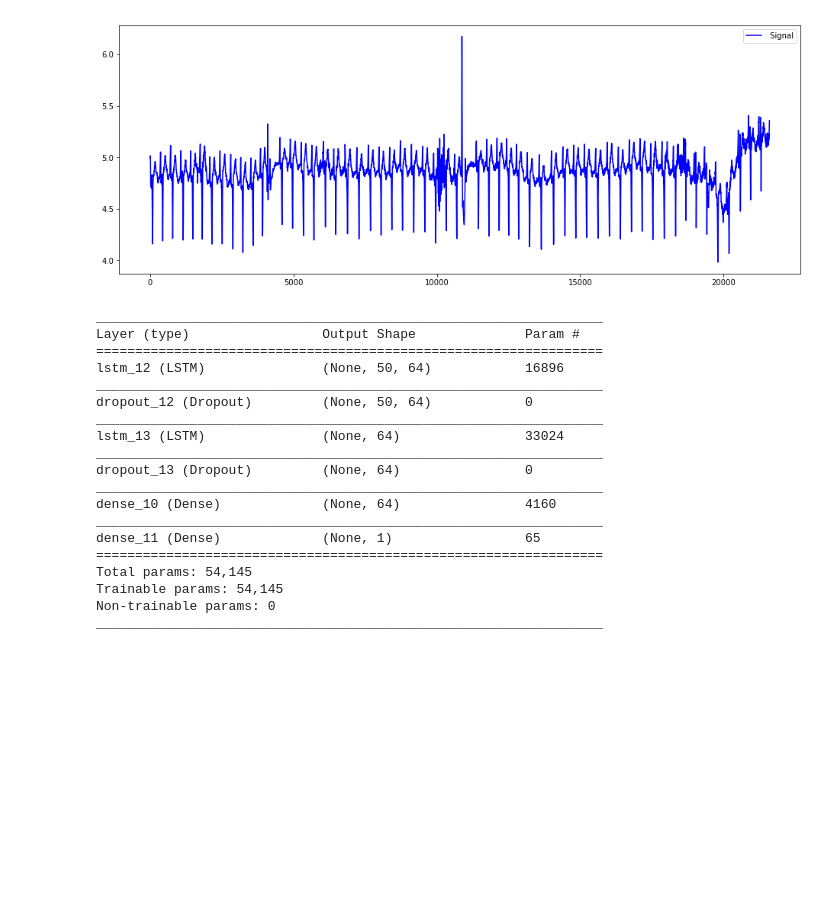
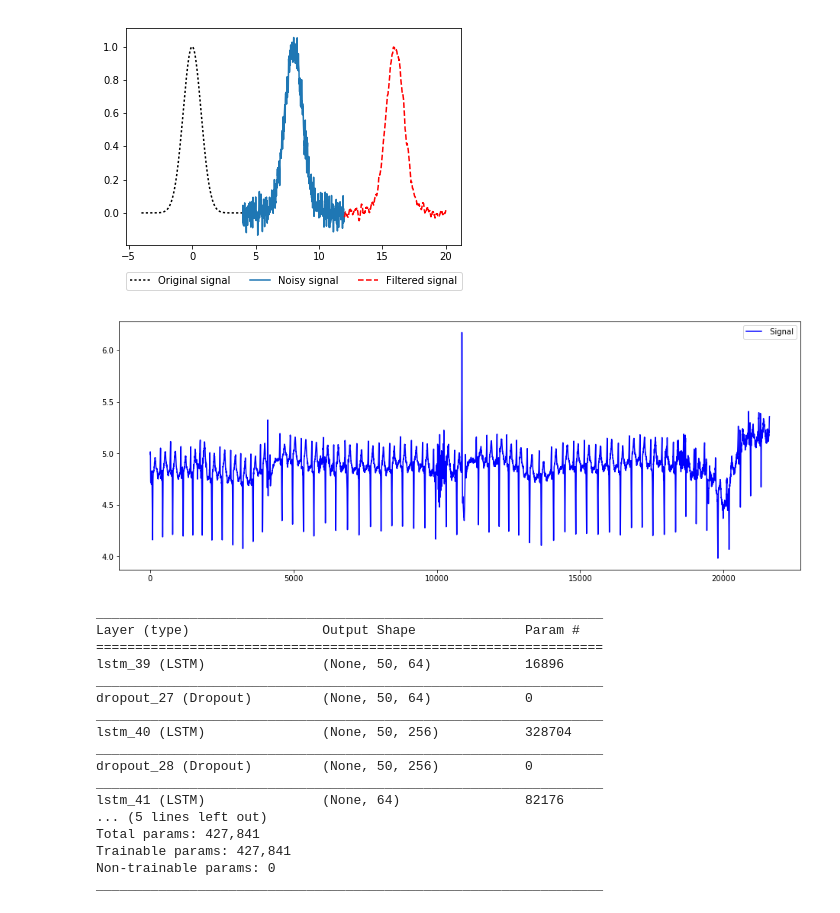
Before and after one commit to hamidrezasattari/applied-python-machine-learning-book, a Jupyter notebook: chapter05/ecg_anomality_detection.ipynb, the cells around one changed output. Drawn from its saved outputs; the diff is of its cells as text; code cells hidden in the pictures; blank space fills up the shorter version.

```diff
--- a/chapter05/ecg_anomality_detection.ipynb
+++ b/chapter05/ecg_anomality_detection.ipynb
@@ -74,48 +74,68 @@ def savitzky_golay(y, window_size, order, deriv=0, rate=1):
     half_window = (window_size -1) // 2
     # precompute coefficients
     b = np.mat([[k**i for i in order_range] for k in range(-half_window, half_window+1)])
     m = np.linalg.pinv(b).A[deriv] * rate**deriv * factorial(deriv)
     # pad the signal at the extremes with
     # values taken from the signal itself
     firstvals = y[0] - np.abs( y[1:half_window+1][::-1] - y[0] )
     lastvals = y[-1] + np.abs(y[-half_window-1:-1][::-1] - y[-1])
     y = np.concatenate((firstvals, y, lastvals))
     return np.convolve( m[::-1], y, mode='valid')
 
+
+t = np.linspace(-4, 4, 500)
+y = np.exp( -t**2 ) + np.random.normal(0, 0.05, t.shape)
+ysg = savitzky_golay(y, window_size=31, order=4)
+
+plt.plot(t, np.exp(-t**2), 'k', lw=1.5, label='Original signal', linestyle='dotted')
+
+plt.plot(t+8, y, label='Noisy signal')
+
+plt.plot(t+16, ysg, 'r', linestyle='dashed', label='Filtered signal')
+plt.legend(loc=9, bbox_to_anchor=(0.5, -0.1), ncol=3)
+plt.show()
+
+
+
+
 df = pd.read_csv('resources/mitdbx_mitdbx_108.txt', sep="  ", header = None)
 df.columns = ["timeStamp", "MLII", "V2"]
 df.drop(['timeStamp', "V2"], 1, inplace=True)
 data = savitzky_golay(np.array(df["MLII"]), 11, 3)
 
 fig = plt.gcf()
 fig.set_size_inches(16, 6)
 plt.plot(data,'b', label=' Signal')
 plt.legend()
 plt.show()
 df["MLII"] =data
 
 
 min_max_scaler = preprocessing.MinMaxScaler()
 #This transformation is often used as an alternative to zero mean, unit variance scaling.
 #reshape with (-1, 1) . We have provided column as 1 but rows as unknown . So we get result new shape as (m*n, 1).
 
 df["MLII"] = min_max_scaler.fit_transform(df["MLII"].values.reshape(-1,1))
 # %% [output]
-[figure, old version]
+[figure, new version]
+[figure, added]
 # %%
-
 import keras
 model = Sequential()
 d = 0.3
 decay=0.2
+# get input shape of (50,1)
+#and returns a sequence of vectors of 64
 model.add(LSTM(64, input_shape=(50, 1), return_sequences=True))
 model.add(Dropout(d))
+# returns a sequence of vectors of 256
+model.add(LSTM(256, return_sequences=True))
+model.add(Dropout(d))
+# return a single vector of dimension 64
+model.add(LSTM(64)
+model.add(Dropout(d))
+model.add(Dense(1,kernel_initializer="uniform",activation='linear'))
 
-model.add(LSTM(64, input_shape=(50, 1), return_sequences=False))
-model.add(Dropout(d))
-
-model.add(Dense(64,kernel_initializer="uniform",activation='relu'))
-model.add(Dense(1,kernel_initializer="uniform",activation='linear'))
 adam = keras.optimizers.Adam(decay=decay)
 model.compile(loss='mse',optimizer='adam', metrics=['accuracy'])
 model.summary()
@@ -123,20 +143,18 @@ model.summary()
 _________________________________________________________________
 Layer (type)                 Output Shape              Param #
 =================================================================
-lstm_12 (LSTM)               (None, 50, 64)            16896
+lstm_39 (LSTM)               (None, 50, 64)            16896
 _________________________________________________________________
-dropout_12 (Dropout)         (None, 50, 64)            0
+dropout_27 (Dropout)         (None, 50, 64)            0
 _________________________________________________________________
-lstm_13 (LSTM)               (None, 64)                33024
+lstm_40 (LSTM)               (None, 50, 256)           328704
 _________________________________________________________________
-dropout_13 (Dropout)         (None, 64)                0
+dropout_28 (Dropout)         (None, 50, 256)           0
 _________________________________________________________________
-dense_10 (Dense)             (None, 64)                4160
-_________________________________________________________________
-dense_11 (Dense)             (None, 1)                 65
-=================================================================
-Total params: 54,145
-Trainable params: 54,145
+lstm_41 (LSTM)               (None, 64)                82176
+... (5 lines left out)
+Total params: 427,841
+Trainable params: 427,841
 Non-trainable params: 0
 _________________________________________________________________
 # %%
```
Also changed, not shown: parts of 2 cells of this notebook.
